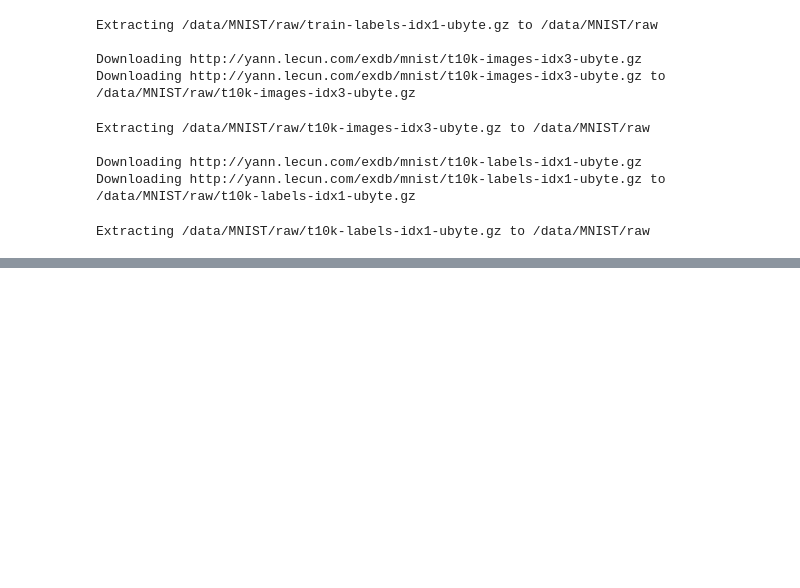
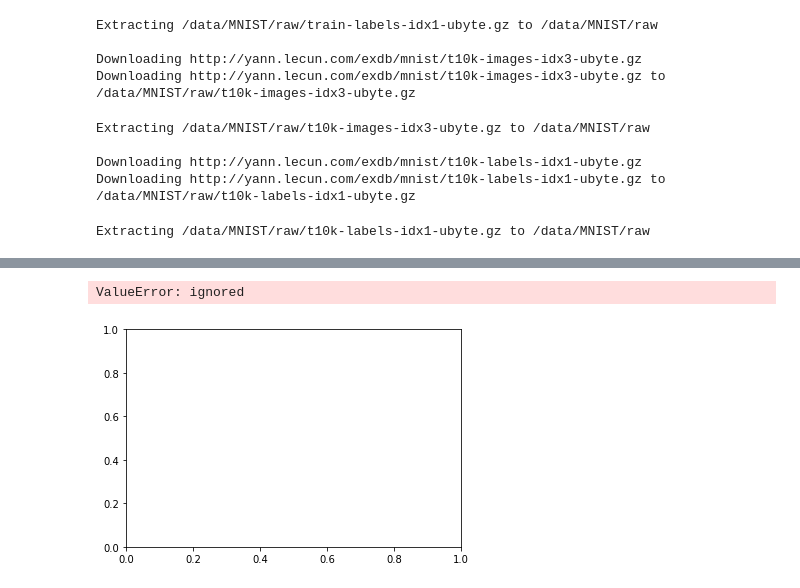
Before and after one commit to mralamdari/Machine_Learning_Projects, a Jupyter notebook: Digit_Classifier_with_Mnist.ipynb, the cells around one changed output, grey strips where cells are left out. Drawn from its saved outputs; the diff is of its cells as text; code cells hidden in the pictures; blank space fills up the shorter version.

```diff
--- a/Digit_Classifier_with_Mnist.ipynb
+++ b/Digit_Classifier_with_Mnist.ipynb
@@ -262,0 +229,5 @@ fig.show()
+# %%
+plt.plot(test_loss, train_loss)
+# %% [output]
+ValueError: ignored
+[figure, added]
```
Also changed, not shown: parts of 2 cells of this notebook.
